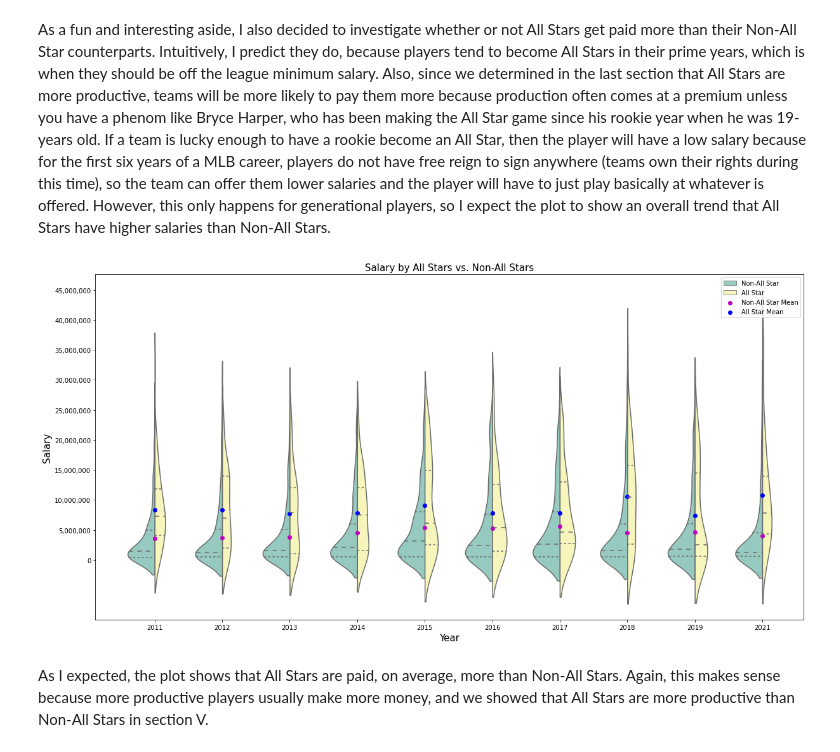
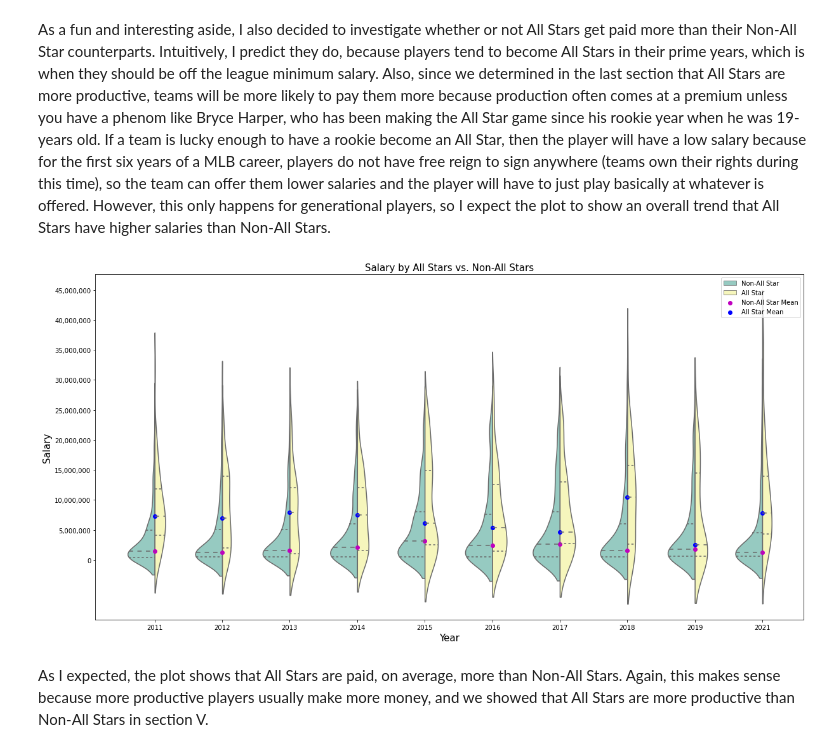
Before and after one commit to cjemm10/cjemm10, a Jupyter notebook: index.ipynb, the cells around one changed output. Drawn from its saved outputs; the diff is of its cells as text; code cells hidden in the pictures.

```diff
--- a/index.ipynb
+++ b/index.ipynb
@@ -1609,7 +1609,7 @@ plt.gca().set_ylabel('Batting Average (AVG)', fontsize=15)
 seaborn.violinplot(x="Year", y="AVG", data=players, split=True, hue='All_Star', palette='Set3', inner="quartile")
 
 # Plot mean for all stars
-means = players.groupby(['Year', 'All_Star'])['AVG'].mean()
+means = players.groupby(['Year', 'All_Star'])['AVG'].median()
 
 # Add points to the plot where x is the year and y is the mean of the metric
 # Violin plot is labeled by year, but the axis ticks are really 0-9, so I need a dict to naviogate it
@@ -1640,7 +1640,7 @@ plt.gca().set_ylabel('Home Runs (HR)', fontsize=15)
 seaborn.violinplot(x="Year", y="HR", data=players, split=True, hue='All_Star', palette='Set3', inner="quartile")
 
 # Plot mean for all stars
-means = players.groupby(['Year', 'All_Star'])['HR'].mean()
+means = players.groupby(['Year', 'All_Star'])['HR'].median()
 
 # Add points to the plot where x is the year and y is the mean of the metric
 # Violin plot is labeled by year, but the axis ticks are really 0-9, so I need a dict to naviogate it
@@ -1671,7 +1671,7 @@ plt.gca().set_ylabel('On-Base Percentage (OBP)', fontsize=15)
 seaborn.violinplot(x="Year", y="OBP", data=players, split=True, hue='All_Star', palette='Set3', inner="quartile")
 
 # Plot mean for all stars
-means = players.groupby(['Year', 'All_Star'])['OBP'].mean()
+means = players.groupby(['Year', 'All_Star'])['OBP'].median()
 
 # Add points to the plot where x is the year and y is the mean of the metric
 # Violin plot is labeled by year, but the axis ticks are really 0-9, so I need a dict to naviogate it
@@ -1702,7 +1702,7 @@ plt.gca().set_ylabel('Slugging Percentage (SLG)', fontsize=15)
 seaborn.violinplot(x="Year", y="SLG", data=players, split=True, hue='All_Star', palette='Set3', inner="quartile")
 
 # Plot mean for all stars
-means = players.groupby(['Year', 'All_Star'])['SLG'].mean()
+means = players.groupby(['Year', 'All_Star'])['SLG'].median()
 
 # Add points to the plot where x is the year and y is the mean of the metric
 # Violin plot is labeled by year, but the axis ticks are really 0-9, so I need a dict to naviogate it
@@ -1733,7 +1733,7 @@ plt.gca().set_ylabel('On-Base Plus Slugging (OPS)', fontsize=15)
 seaborn.violinplot(x="Year", y="OPS", data=players, split=True, hue='All_Star', palette='Set3', inner="quartile")
 
 # Plot mean for all stars
-means = players.groupby(['Year', 'All_Star'])['OPS'].mean()
+means = players.groupby(['Year', 'All_Star'])['OPS'].median()
 
 # Add points to the plot where x is the year and y is the mean of the metric
 # Violin plot is labeled by year, but the axis ticks are really 0-9, so I need a dict to naviogate it
@@ -1764,7 +1764,7 @@ plt.gca().set_ylabel('Weighted On-Base Average (wOBA)', fontsize=15)
 seaborn.violinplot(x="Year", y="wOBA", data=players, split=True, hue='All_Star', palette='Set3', inner="quartile")
 
 # Plot mean for all stars
-means = players.groupby(['Year', 'All_Star'])['wOBA'].mean()
+means = players.groupby(['Year', 'All_Star'])['wOBA'].median()
 
 # Add points to the plot where x is the year and y is the mean of the metric
 # Violin plot is labeled by year, but the axis ticks are really 0-9, so I need a dict to naviogate it
@@ -1795,7 +1795,7 @@ plt.gca().set_ylabel('Walk to Strikeout Rate (BB/K)', fontsize=15)
 seaborn.violinplot(x="Year", y="BB/K", data=players, split=True, hue='All_Star', palette='Set3', inner="quartile")
 
 # Plot mean for all stars
-means = players.groupby(['Year', 'All_Star'])['BB/K'].mean()
+means = players.groupby(['Year', 'All_Star'])['BB/K'].median()
 
 # Add points to the plot where x is the year and y is the mean of the metric
 # Violin plot is labeled by year, but the axis ticks are really 0-9, so I need a dict to naviogate it
@@ -1852,35 +1852,35 @@ plt.gca().set_ylabel('Salary ($)', fontsize=15)
 seaborn.violinplot(x="Year", y="Salary", data=players, split=True, hue='All_Star', palette='Set3', inner="quartile")
 
 # Plot mean for all stars
-means = players.groupby(['Year', 'All_Star'])['Salary'].mean()
+means = players.groupby(['Year', 'All_Star'])['Salary'].median()
 
 # Add points to the plot where x is the year and y is the mean of the metric
 # Violin plot is labeled by year, but the axis ticks are really 0-9, so I need a dict to naviogate it
 year_conversion = {2011:0, 2012:1, 2013:2, 2014:3, 2015:4, 2016:5, 2017:6, 2018:7, 2019:8, 2021:9}
 count = 0
 for year in range(2011, 2022):
     if year != 2020:
         if count == 0:
             plt.scatter(x=year_conversion[year], y=means[year]['Non-All Star'], color = 'm', label='Non-All Star Mean')
             plt.scatter(x=year_conversion[year], y=means[year]['All Star'], color = 'blue', label='All Star Mean')
             count = 1
         else:
             plt.scatter(x=year_conversion[year], y=means[year]['Non-All Star'], color = 'm')
             plt.scatter(x=year_conversion[year], y=means[year]['All Star'], color = 'blue')
 
 # Change yticks from scientific notation to more readable
 plt.yticks(np.arange(0, 50000000, 5000000))
 label_format = '{:,.0f}'
 ticks_loc = plt.gca().get_yticks().tolist()
 plt.gca().yaxis.set_major_locator(mticker.FixedLocator(ticks_loc))
 plt.gca().set_yticklabels([label_format.format(y) for y in ticks_loc])
 
 # Add legend to plot
 ax.legend()
 
 plt.show()
 # %% [output]
-[figure, old version]
+[figure, new version]
 # %% [markdown]
 As I expected, the plot shows that All Stars are paid, on average, more than Non-All Stars. Again, this makes sense because more productive players usually make more money, and we showed that All Stars are more productive than Non-All Stars in section V.
 # %% [markdown]
```
Also changed, not shown: parts of 1 cell of this notebook, 1 other file.
